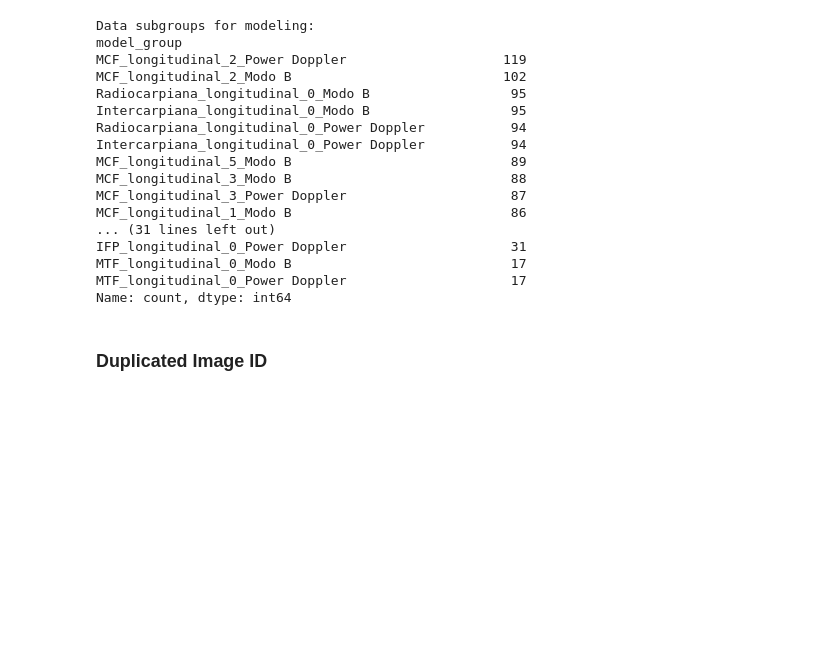
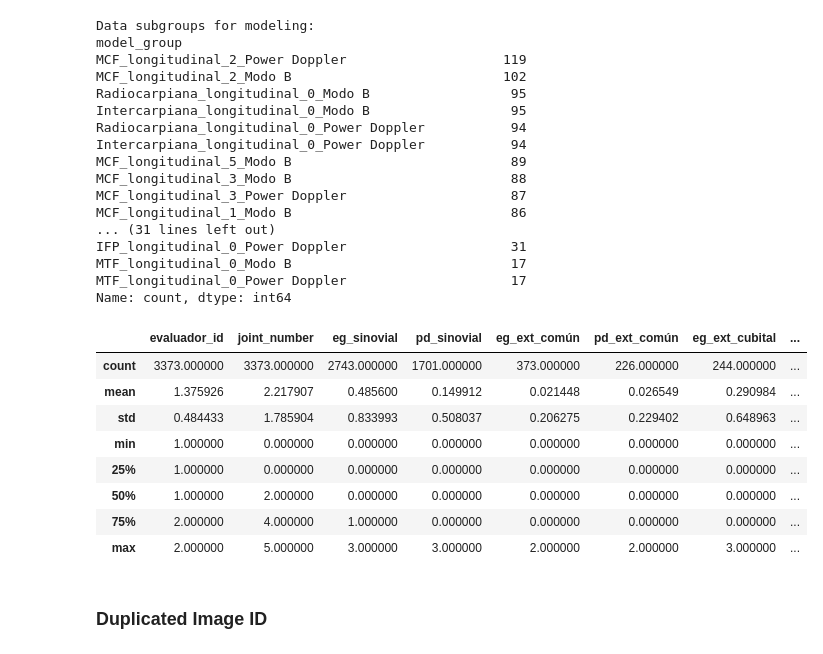
Before and after one commit to GuiBerm/msk-ultrasound-cv, a Jupyter notebook: data_dict_analysis.ipynb, the cells around one changed output. Cells and saved outputs as stored; diff of their text form; code cells hidden in the pictures; blank space fills up the shorter version.

```diff
--- a/data_dict_analysis.ipynb
+++ b/data_dict_analysis.ipynb
@@ -210,6 +219,18 @@ IFP_longitudinal_0_Power Doppler                     31
 MTF_longitudinal_0_Modo B                            17
 MTF_longitudinal_0_Power Doppler                     17
 Name: count, dtype: int64
+# %%
+df_total.describe()
+# %% [output]
+|  | evaluador_id | joint_number | eg_sinovial | pd_sinovial | eg_ext_común | pd_ext_común | eg_ext_cubital | ... |
+| count | 3373.000000 | 3373.000000 | 2743.000000 | 1701.000000 | 373.000000 | 226.000000 | 244.000000 | ... |
+| mean | 1.375926 | 2.217907 | 0.485600 | 0.149912 | 0.021448 | 0.026549 | 0.290984 | ... |
+| std | 0.484433 | 1.785904 | 0.833993 | 0.508037 | 0.206275 | 0.229402 | 0.648963 | ... |
+| min | 1.000000 | 0.000000 | 0.000000 | 0.000000 | 0.000000 | 0.000000 | 0.000000 | ... |
+| 25% | 1.000000 | 0.000000 | 0.000000 | 0.000000 | 0.000000 | 0.000000 | 0.000000 | ... |
+| 50% | 1.000000 | 2.000000 | 0.000000 | 0.000000 | 0.000000 | 0.000000 | 0.000000 | ... |
+| 75% | 2.000000 | 4.000000 | 1.000000 | 0.000000 | 0.000000 | 0.000000 | 0.000000 | ... |
+| max | 2.000000 | 5.000000 | 3.000000 | 3.000000 | 2.000000 | 2.000000 | 3.000000 | ... |
 # %% [markdown]
 ### Duplicated Image ID
 # %% [markdown]
```
Also changed, not shown: parts of 13 cells of this notebook.
